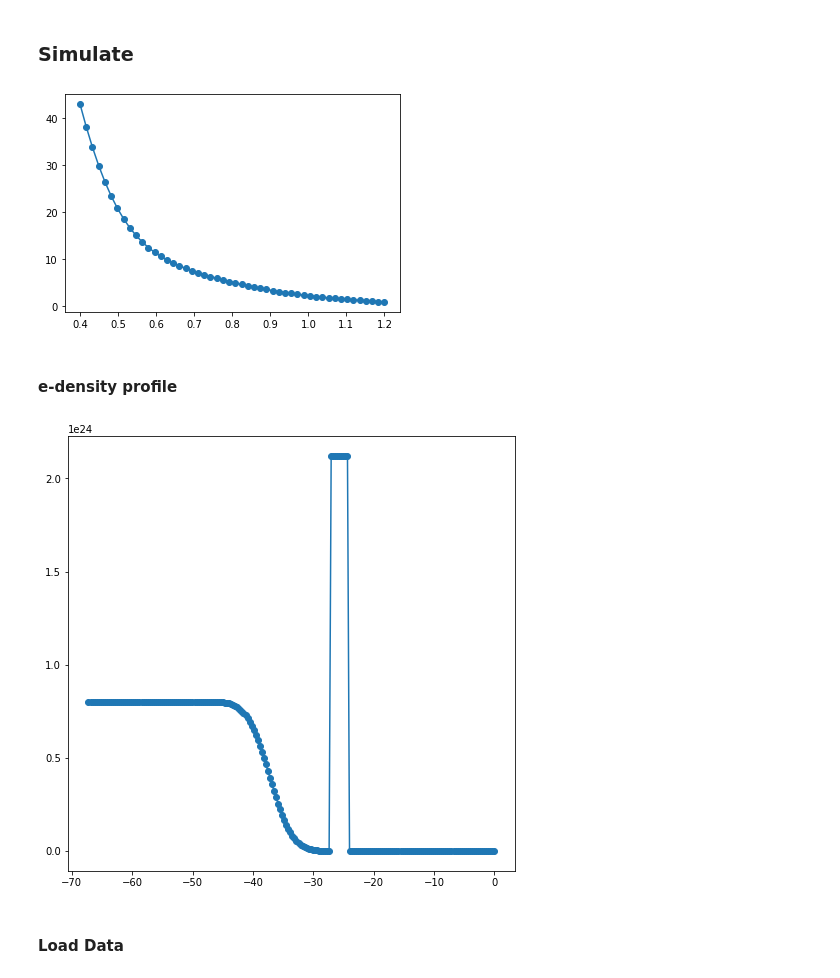
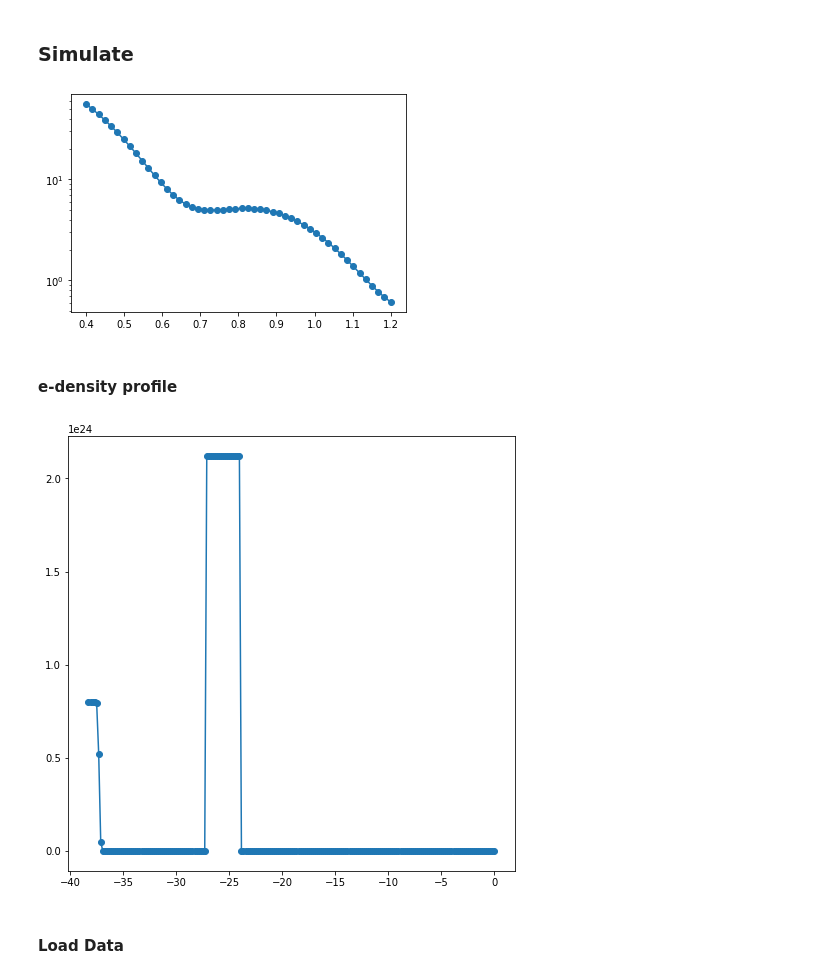
Before and after one commit to nlaanait/2DMAT-XRIM, a Jupyter notebook: src/wse2_sim_fit.ipynb, the cells around one changed output. Saved outputs shown, nothing was run; the diff lists cells and outputs as text; code cells hidden in the pictures.

```diff
--- a/src/wse2_sim_fit.ipynb
+++ b/src/wse2_sim_fit.ipynb
@@ -52,18 +52,18 @@ layer_dict = OrderedDict({"layer_1": {"wse2": 1},
 # %%
 film = build_crystal(layer_seq=layer_dict, mos2_layer=mos2_layer, wse2_layer=wse2_layer,
                      substrate=substrate, vacuum=vacuum, stack_name="1_1_1", substrate_spacing=10.,
-                    roughness=3.0, wse2_thickness = wse2.c/4)
+                    roughness=0.1, wse2_thickness = wse2.c/4)
 en = 10000
 # resolution = np.rad2deg(2e-3)
 m = xu.simpack.SpecularReflectivityModel(film, sample_width=10, beam_width=0.1, energy=en, I0=1e6)
 qz = np.linspace(0.4, 1.2, 50)
 alpha = np.rad2deg(np.arcsin(xu.en2lam(en) * qz / (4* np.pi)))
 Ixrr = m.simulate(alpha)
 plt.figure(1)
-plt.plot(qz, Ixrr, marker='o')
+plt.semilogy(qz, Ixrr, marker='o')
 plt.show()
 # %% [output]
-[figure, old version]
+[figure, new version]
 # %% [markdown]
 #### e-density profile
 # %%
@@ -75,7 +75,7 @@ plt.plot(z, e_dens, marker='o')
 # plt.plot(z[slic], e_dens[slic], marker='o')
 plt.show()
 # %% [output]
-[figure, old version]
+[figure, new version]
 # %% [markdown]
 #### Load Data
 # %%
```
Also changed, not shown: parts of 2 cells of this notebook.
